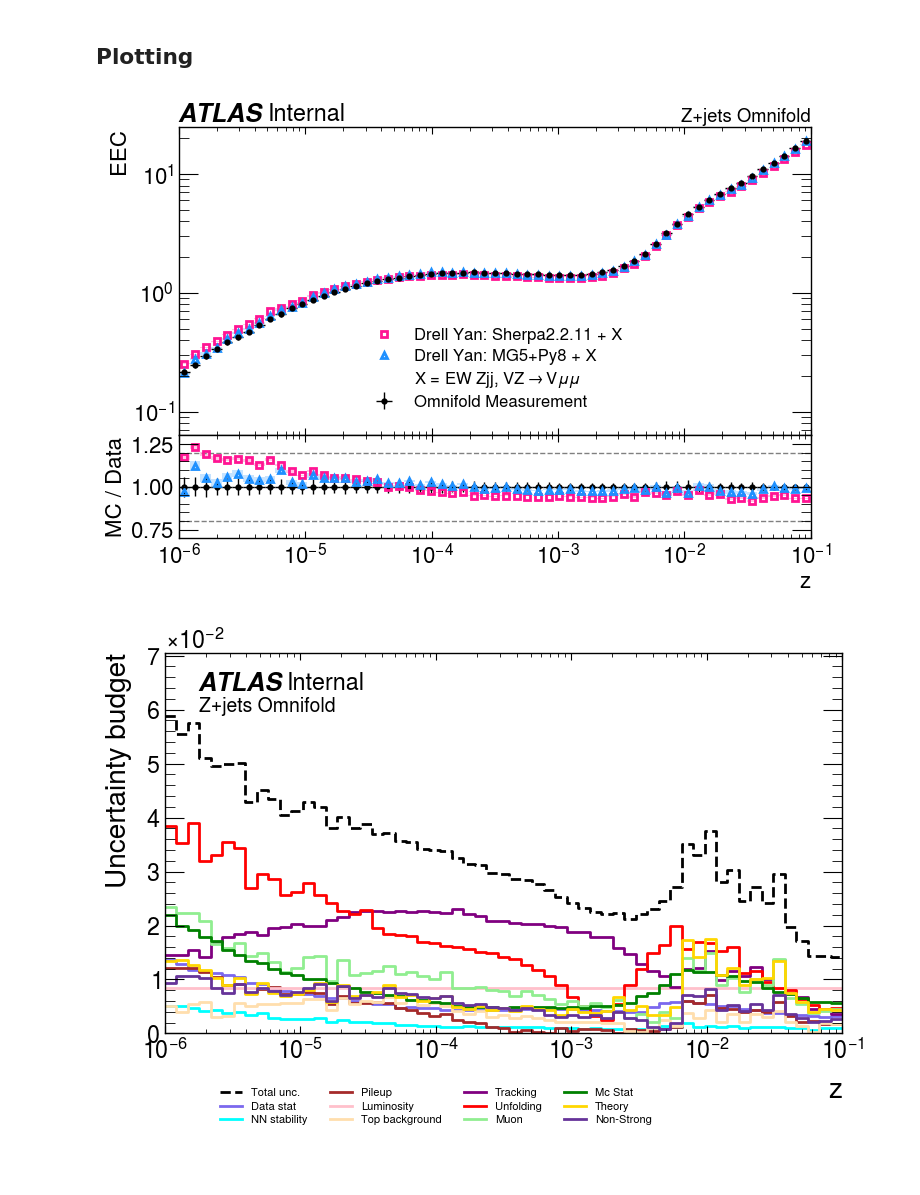
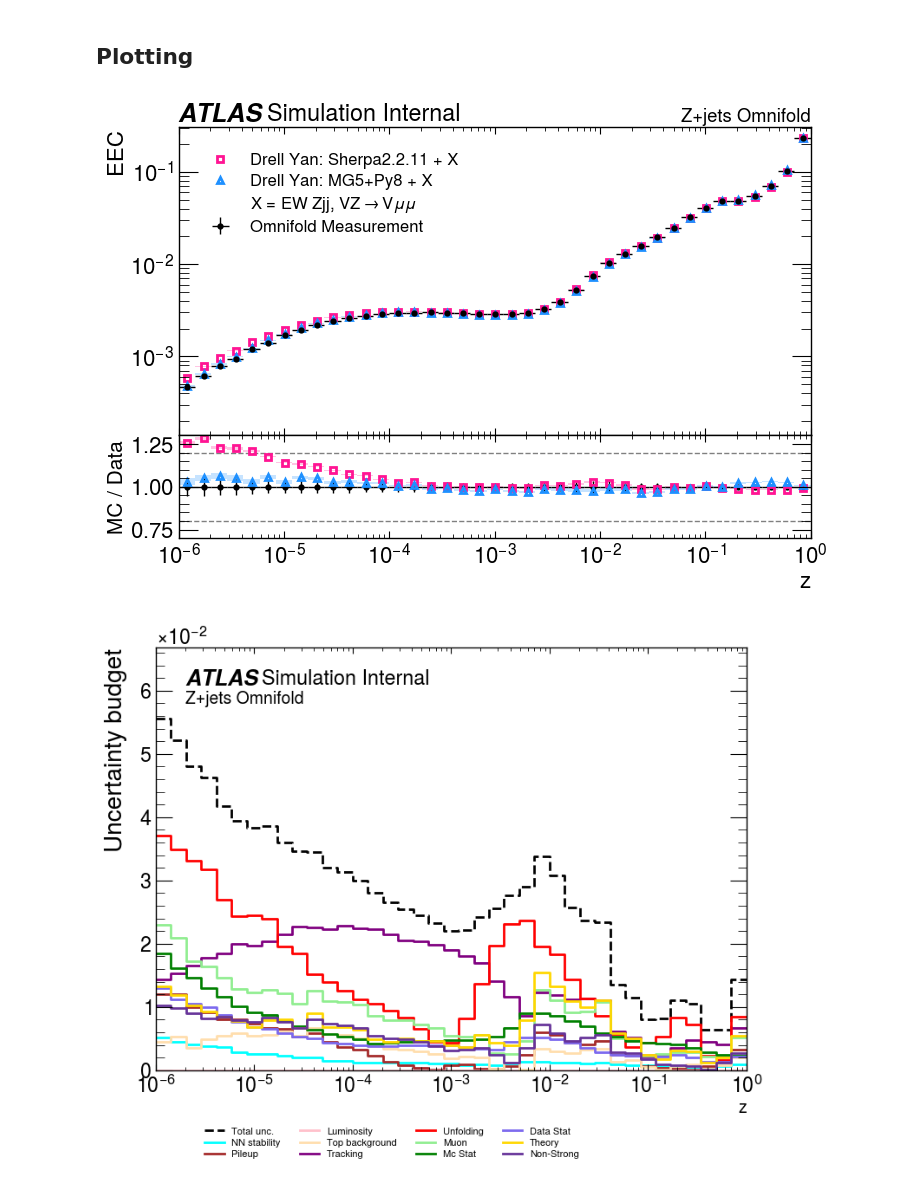
Before and after one commit to kgreif24/zjets_omnifold, a Jupyter notebook: analyze/eec_data_results.ipynb, the cells around one changed output. Drawn from its saved outputs; the diff is of its cells as text; code cells hidden in the pictures.

```diff
--- a/analyze/eec_data_results.ipynb
+++ b/analyze/eec_data_results.ipynb
@@ -97,23 +97,23 @@ data_hv_weights_dict = {
     "hv": data_hv_weights["weights_hv"].to_numpy(),
 }
 truth_madgraph_weights_dict = {
-    "nominal": truth_madgraph_weights["weights_nominal"],
-    "theoryQCD": truth_madgraph_weights["weights_theoryQCD"],
-    "theoryPDF": truth_madgraph_weights["weights_theoryPDF"],
-    "theoryAlphaS": truth_madgraph_weights["weights_theoryAlphaS"],
-    "theoryPSsoft": truth_madgraph_weights["weights_theoryPSsoft"],
-    "theoryPSjet": truth_madgraph_weights["weights_theoryPSjet"],
-    "theoryPSscale": truth_madgraph_weights["weights_theoryPSscale"],
-    "theoryMPI": truth_madgraph_weights["weights_theoryMPI"],
+    "nominal": truth_madgraph_weights["weights_nominal"].to_numpy(),
+    "theoryQCD": truth_madgraph_weights["weights_theoryQCD"].to_numpy(),
+    "theoryPDF": truth_madgraph_weights["weights_theoryPDF"].to_numpy(),
+    "theoryAlphaS": truth_madgraph_weights["weights_theoryAlphaS"].to_numpy(),
+    "theoryPSsoft": truth_madgraph_weights["weights_theoryPSsoft"].to_numpy(),
+    "theoryPSjet": truth_madgraph_weights["weights_theoryPSjet"].to_numpy(),
+    "theoryPSscale": truth_madgraph_weights["weights_theoryPSscale"].to_numpy(),
+    "theoryMPI": truth_madgraph_weights["weights_theoryMPI"].to_numpy(),
 }
 truth_sherpa_weights_dict = {
-    "nominal": truth_sherpa_weights["weights_nominal"],
-    "theoryQCD": truth_sherpa_weights["weights_theoryQCD"],
-    "theoryPDF": truth_sherpa_weights["weights_theoryPDF"],
-    "theoryAlphaS": truth_sherpa_weights["weights_theoryAlphaS"],
+    "nominal": truth_sherpa_weights["weights_nominal"].to_numpy(),
+    "theoryQCD": truth_sherpa_weights["weights_theoryQCD"].to_numpy(),
+    "theoryPDF": truth_sherpa_weights["weights_theoryPDF"].to_numpy(),
+    "theoryAlphaS": truth_sherpa_weights["weights_theoryAlphaS"].to_numpy(),
 }
 # %%
-bins = np.logspace(-6, -1, 60)
+bins = np.logspace(-6, 0, 40)
 # %%
 # Run computations with dask
 n_cores = os.cpu_count()
@@ -203,24 +216,25 @@ truth_sherpa_hists = all_hists["truth_sherpa"]
 # %%
 import visualize as vis
 
-meas, budget = vis.draw_plot(
+meas, budget, cov = vis.draw_plot(
     measurement_hists,
     bins,
     ylabel="EEC",
     xlabel="z",
     logyScale=True,
     logxScale=True,
     is_xSec=False,
     is_omni_data=True,
     ratio_ylim=[0.7, 1.3],
     mgfxfx_truth_results=truth_madgraph_hists,
     sherpa_truth_results=truth_sherpa_hists,
     draw_uncertainty_budget=True,
+    draw_cov_matrix=True,
     pdf_name="plot_storage/data_eec_xsec.pdf",
-    llab="Internal"
 )
 meas.show()
 budget.show()
+cov.show()
 # %% [output]
-[figure, old version]
+[figure, new version]
-[figure, old version]
+[figure, new version]
```
Also changed, not shown: parts of 2 cells of this notebook, 3 other files.
